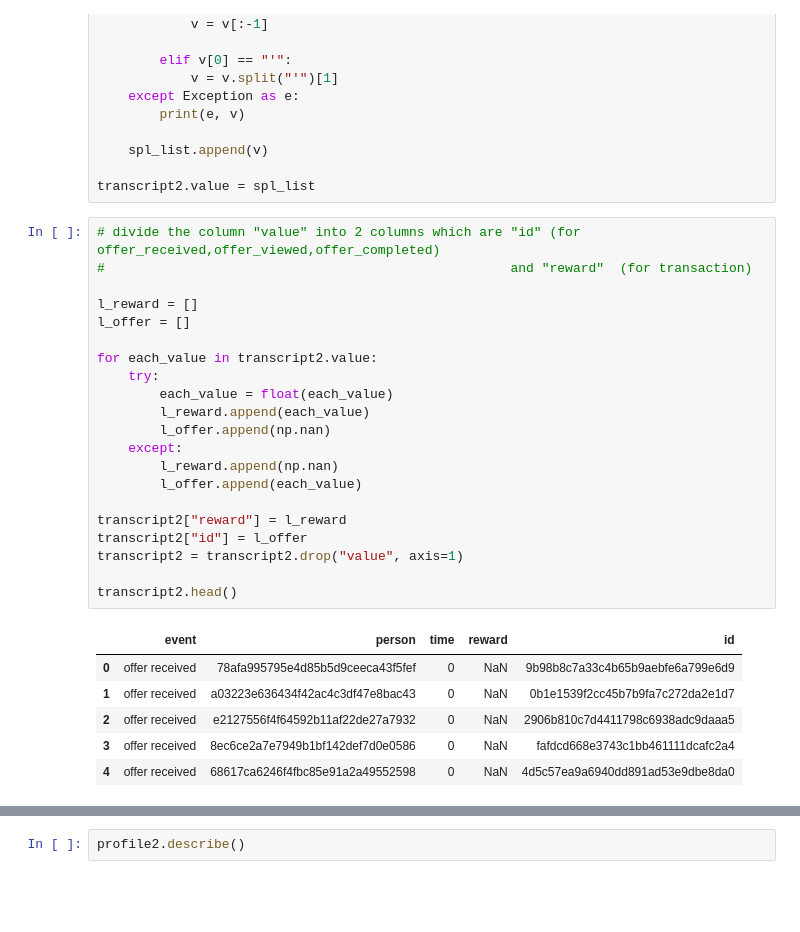
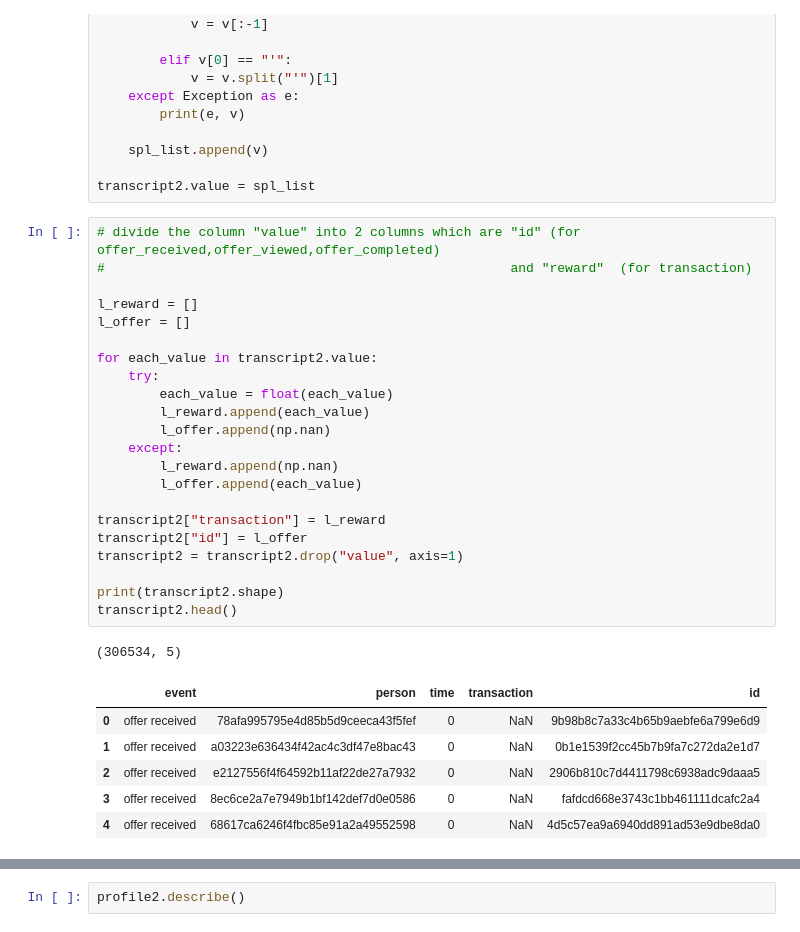
Before and after one commit to kudojp/StarBucksPromotionAnalysis, a Jupyter notebook: StarbucksPromotionAnalysis.ipynb, the cells around one changed output, grey strips where cells are left out. Saved outputs shown, nothing was run; the diff lists cells and outputs as text; blank space fills up the shorter version.

```diff
--- a/StarbucksPromotionAnalysis.ipynb
+++ b/StarbucksPromotionAnalysis.ipynb
@@ -187,26 +203,28 @@ transcript2.value = spl_list
 # %%
 # divide the column "value" into 2 columns which are "id" (for offer_received,offer_viewed,offer_completed)
 #                                                    and "reward"  (for transaction)
 
 l_reward = []
 l_offer = []
 
 for each_value in transcript2.value:
     try:
         each_value = float(each_value)
         l_reward.append(each_value)
         l_offer.append(np.nan)
     except:
         l_reward.append(np.nan)
         l_offer.append(each_value)
 
-transcript2["reward"] = l_reward
+transcript2["transaction"] = l_reward
 transcript2["id"] = l_offer
 transcript2 = transcript2.drop("value", axis=1)
 
+print(transcript2.shape)
 transcript2.head()
 # %% [output]
+(306534, 5)
-|  | event | person | time | reward | id |
+|  | event | person | time | transaction | id |
 | 0 | offer received | 78afa995795e4d85b5d9ceeca43f5fef | 0 | NaN | 9b98b8c7a33c4b65b9aebfe6a799e6d9 |
 | 1 | offer received | a03223e636434f42ac4c3df47e8bac43 | 0 | NaN | 0b1e1539f2cc45b7b9fa7c272da2e1d7 |
 | 2 | offer received | e2127556f4f64592b11af22de27a7932 | 0 | NaN | 2906b810c7d4411798c6938adc9daaa5 |
```
Also changed, not shown: parts of 57 cells of this notebook.
